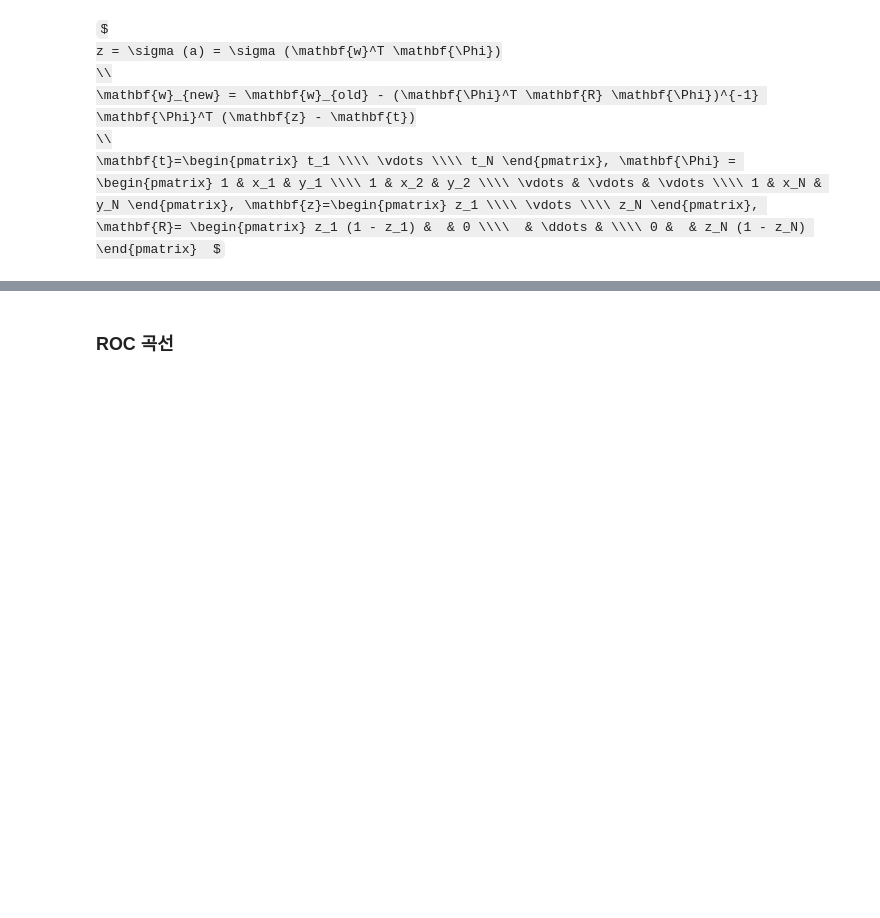
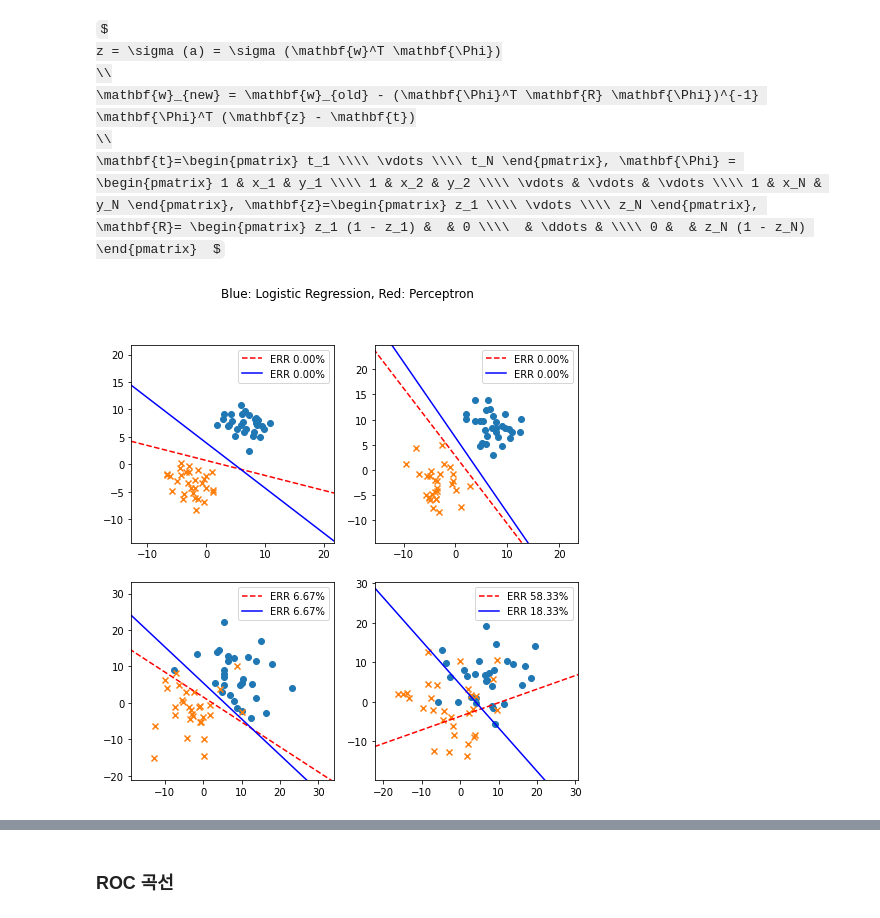
Before and after one commit to jaehosung/ml4se_codes, a Jupyter notebook: MLStudy_exercise05_refactor.ipynb, the cells around one changed output, grey strips where cells are left out. Saved outputs shown, nothing was run; the diff lists cells and outputs as text; code cells hidden in the pictures; some formulas as TeX source; blank space fills up the shorter version.

```diff
--- a/MLStudy_exercise05_refactor.ipynb
+++ b/MLStudy_exercise05_refactor.ipynb
@@ -94,6 +94,7 @@ def fit_perceptron(training_set, iteration_num, bias=None):
         # 확률적 기울기 하강
         for _, data in training_set.iterrows():
             x, y, t = data.x, data.y, data.t
+            t = t*2-1
             phi = np.array([c, x, y]).reshape(-1, 1)
             if np.dot(w.T, phi) * t <= 0:
                 w = w + t * phi  # w_new = w_old + t_n * phi_n
@@ -105,6 +106,7 @@ def fit_perceptron(training_set, iteration_num, bias=None):
         err_num = 0
         for _, data in training_set.iterrows():
             x, y, t = data.x, data.y, data.t
+            t = t*2-1
             phi = np.array([c, x, y]).reshape(-1, 1)
             if np.dot(w.T, phi) * t <= 0:
                 err_num += 1
@@ -118,6 +120,7 @@ def fit_perceptron(training_set, iteration_num, bias=None):
         for _, data in training_set.iterrows():
             x, y, t = data.x, data.y, data.t
             phi = np.array([c, x, y]).reshape(-1, 1)
+            t = t*2-1
             if np.dot(w.T, phi) * t <= 0:
                 err_vector = np.dot(w.T, phi) * t * -1
                 err += err_vector.flatten()[0]
@@ -131,7 +134,7 @@ def fit_perceptron(training_set, iteration_num, bias=None):
         c = bias
 
     # w 초기값 설정하기
-    w = np.array([0, 0, 0]).reshape(-1, 1)
+    w = np.array([np.random.rand(),np.random.rand(),np.random.rand()]).reshape(-1, 1)
 
     # parameter와 error rate를 기록하기 위한 DataFrame 선언
     w_hist = pd.DataFrame([w.flatten()], columns=["w0", "w1", "w2"])
@@ -166,42 +211,92 @@ z = \sigma (a) = \sigma (\mathbf{w}^T \mathbf{\Phi})
+# %%
+# 파라미터
+# 개수가 N = N1+N2 이고 중심 좌표가 Mu이고 Variance를 가지고 있는 데이터 셋
+initial_parameters = {
+    "N0": 30, # t = 0인 데이터 개수
+    "Mu0": [-3,-3], # t = 0인 데이터 중심 (x,y) 좌표
+    "N1": 30, # t = 1인 데이터 개수
+    "Mu1": [7,7], # t = 1인 데이터 중심 [x,y] 좌표
+}
+variance_list = [5,10,30,50] # 양 클래스 공통의 분산(4종류의 분산으로 계산 실시)
+iteration_num = 30
 # %%
-def fit_perceptron(training_set, iteration_num, bias=None):
+def fit_logistics_regression(training_set, iteration_num, bias=None):
     def calc_phi():
         phi =  training_set[['x','y']]
         phi['bias'] = 1
         phi = phi[["bias","x","y"]] # phi의 열순서를 "bias", "x", "y"순으로 변경
         phi = phi.values # datafame phi를 ndarray로 변환
         return phi
 
     def calc_t():
         t = training_set[['t']] # training_set의 "t"열을 t에 대입
         t = t.values # dataframe t를 ndarray로 변환
         return t
 
-    def calc_IRLS(t, phi):
-        def calc_z():
-            z = np.array([])
-            for line in phi:
-                a = np.dot(w.T, line)
-                z = np.append(z,[1.0/(1.0+np.exp(-a))])
-            return z
-        z = calc_z()
+    def calc_IRLS(w, t, phi):
+        z = np.array([])
+        for line in phi:
+            a = np.dot(w.T, line)
+            z = np.append(z,[1.0/(1.0+np.exp(-a))])
         R = np.diag(z*(1-z))
         z = z.reshape(-1,1)
         tmp1 = np.linalg.inv(np.linalg.multi_dot([phi.T, R,phi]))
         tmp2 = np.dot(phi.T, (z-t))
-        w_new = w - np.dot(tmp1, tmp2)
+        w_new = w_old - np.dot(tmp1, tmp2)
+
         return w_new
 
-    phi = calc_phi(training_set)
-    t = calc_t(training_set)
-    # w =
-    # Iteration 시작
-    for i in range(iteration_num)
-        w_new = calc_IRLS(w)
+    def calc_err_rate(w):
+        err_num = 0
+        for _, point in training_set.iterrows():
+            x, y, t = point.x, point.y, point.t
+            t = t * 2 - 1
+            if t * (w[0] + w[1]*x + w[2]*y) < 0:
+                err_num += 1
+        err_rate = err_num * 100 / len(training_set)
+        return err_rate
+
+
+    phi = calc_phi()
+    t = calc_t()
+    w_old = np.array([[0.],[0.],[0.]])
+
+    for i in range(iteration_num):
+        w_new = calc_IRLS(w_old, t, phi)
+
+        if np.dot((w_new-w_old).T, (w_new-w_old)) < 0.001 * np.dot(w_old.T, w_old):
+            # 파라미터의 변화가 0.1% 미만이 되면 종료
+            break
+
+        w_old = w_new
+    err_rate = calc_err_rate(w_new)
+
+    #TODO Err 구하는 식
 
     result = {
-        "w": w,
+        "w": w_new,
         "err_rate": err_rate,
     }
 
-    return result, paramhist
+    return result
+
+fig,axs = plt.subplots(2,2,figsize=(8,8))
+fig.suptitle('Blue: Logistic Regression, Red: Perceptron')
+for c, variance in enumerate(variance_list):
+    # 시각화 할 그래프 그리드 위치 설정
+    ax = axs[int(c/2),c%2]
+
+    # 트레이닝 셋 생성
+    training_set = prepare_dataset(initial_parameters, variance)
+
+    # 트레이닝 셋 시각화
+    plot_training_data(training_set,ax)
+    # 퍼셉트론을 사용하여 계산 및 시각화
+    perceptron_parameters, _, _, _ = fit_perceptron(training_set,iteration_num)
+    plot_peceptron_graph(training_set, perceptron_parameters, ax)
+
+    # 로지스틱 회귀 분석을 사용하여 계산 및 시각화
+    logistic_parameters = fit_logistics_regression(training_set, iteration_num)
+    plot_logistic_regression_graph(training_set,logistic_parameters, ax)
+# %% [output]
+[figure, added]
```
Also changed, not shown: parts of 15 cells of this notebook.
